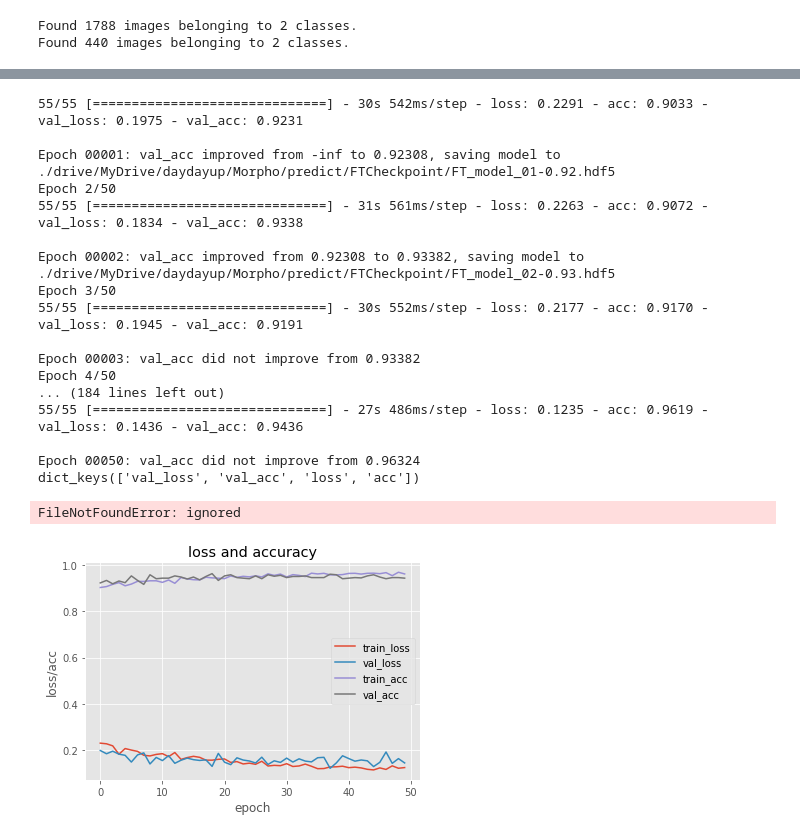
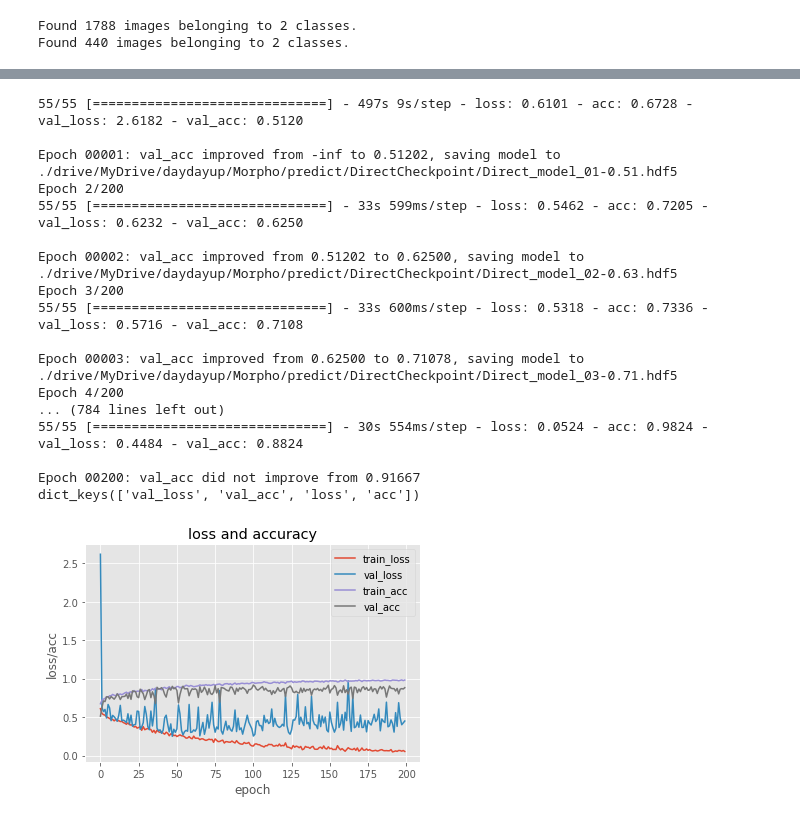
Before and after one commit to ChunjunHu/Morpho, a Jupyter notebook: sneaker1.ipynb, the cells around one changed output, grey strips where cells are left out. Saved outputs shown, nothing was run; the diff lists cells and outputs as text; code cells hidden in the pictures.

Commit message:
add selfNet_multiCNN

```diff
--- a/sneaker1.ipynb
+++ b/sneaker1.ipynb
@@ -786,8 +829,8 @@ width = 112 #400
 class_num = 2 # 4
 #norm_size = 32#参数
 batch_size = 32
-epochs = 50
-sgd = SGD(lr=1e-4,momentum=0.9) # 模型微调时使用 lr=1e-4, 模型直接训练时 lr=0.1
+epochs = 200
+sgd = SGD(lr=0.1,momentum=0.9) # 模型微调时使用 lr=1e-4, 模型直接训练时 lr=0.1
 rmsprop_ = 'rmsprop'
 FINE_LAYER = 'block5_conv1' # conv2d_73
 FREEZED_LAYER = 'MaxPooling2D' #flatten max_pooling2d_5
@@ -797,14 +840,14 @@ train_dir = './drive/MyDrive/daydayup/dataset/sneaker_nonsneaker/sneaker_nonsnea
 validation_dir = './drive/MyDrive/daydayup/dataset/sneaker_nonsneaker/sneaker_nonsneaker/testing' # ../data/dataset/val
 save_tl_dir = "./drive/MyDrive/daydayup/Morpho/predict/TLCheckpoint"
 save_ft_dir = "./drive/MyDrive/daydayup/Morpho/predict/FTCheckpoint"
-save_Direct_dir = "../predict/DirectCheckpoint"
+save_Direct_dir = "./drive/MyDrive/daydayup/Morpho/predict/DirectCheckpoint"
 tl_best_model_path = os.path.join(save_tl_dir, 'TL_model_32-0.95.hdf5')
 
 totalTrain = len(list(paths.list_images(train_dir)))
 totalVal = len(list(paths.list_images(validation_dir)))
 print(totalTrain)
 
-NetworkName = "VGG16"
+NetworkName = "selfNetwork"
 
 JudgeFreezing = True
 JudgeSaveRecord = False
@@ -922,4 +1119,0 @@ class changeVGG16:
-# %%
-    model = changeVGG16.neural(channel=channel, height=height,
-                        width=width, classes=class_num)#网络
-    model.summary()
@@ -963,7 +1139,7 @@ if NetworkName == "VGG16":
         model = load_model(tl_best_model_path)
         setupFineTune(model, sgd, FINE_LAYER)
         #Using tensorboard version
-        tbCallback = TensorBoard(log_dir="../result/tbResult", histogram_freq=0, write_grads=True)
+        tbCallback = TensorBoard(log_dir="./drive/MyDrive/daydayup/Morpho/result/tbResult", histogram_freq=0, write_grads=True)
         checkpointerFT = ModelCheckpoint(os.path.join(save_ft_dir, 'FT_model_{epoch:02d}-{val_acc:.2f}.hdf5'),
                                 verbose=1, monitor='val_acc', save_best_only=True, save_weights_only=False, period=1)
         _history = model.fit_generator(
@@ -977,4 +1153,31 @@ if NetworkName == "VGG16":
         history_dict = _history.history
         print(history_dict.keys())
         plotResult(epochs, _history)
+elif NetworkName == "selfNetwork":
+    model = selfNetworkMutilBlock.neural(channel=channel, height=height,
+                width=width, classes=class_num)
+    model.summary()
+    model.compile(loss="categorical_crossentropy",
+            optimizer=sgd,metrics=["accuracy"])# 最终决定使用sgd进行直接训练 学习率为0.1 比使用rmsprop效果更好
+    #Using tensorboard version
+    tbCallback = TensorBoard(log_dir="./drive/MyDrive/daydayup/Morpho/result/tbResult", histogram_freq=0, write_grads=True)
+    checkpointerFT = ModelCheckpoint(os.path.join(save_Direct_dir, 'Direct_model_{epoch:02d}-{val_acc:.2f}.hdf5'),
+                            verbose=1, monitor='val_acc', save_best_only=True, save_weights_only=False, period=1)
+    _history = model.fit_generator(
+        train_generator,
+        steps_per_epoch=totalTrain // batch_size,  #368
+        epochs = epochs,
+        validation_data=validation_generator,
+        validation_steps=totalVal // 32,   #60
+        callbacks=[tbCallback, checkpointerFT])
+    #No tensorboard version
+    #_history = model.fit_generator(
+    #    train_generator,
+    #    steps_per_epoch=totalTrain // batch_size,  #368
+    #    epochs = epochs,
+    #    validation_data=validation_generator,
+    #    validation_steps=totalVal // 64)  #60
+    history_dict = _history.history
+    print(history_dict.keys())
+    plotResult(epochs, _history)
 # %% [output]
@@ -998,19 +1201,18 @@ Epoch 1/50
-55/55 [==============================] - 30s 542ms/step - loss: 0.2291 - acc: 0.9033 - val_loss: 0.1975 - val_acc: 0.9231
+55/55 [==============================] - 497s 9s/step - loss: 0.6101 - acc: 0.6728 - val_loss: 2.6182 - val_acc: 0.5120
 
-Epoch 00001: val_acc improved from -inf to 0.92308, saving model to ./drive/MyDrive/daydayup/Morpho/predict/FTCheckpoint/FT_model_01-0.92.hdf5
-Epoch 2/50
-55/55 [==============================] - 31s 561ms/step - loss: 0.2263 - acc: 0.9072 - val_loss: 0.1834 - val_acc: 0.9338
+Epoch 00001: val_acc improved from -inf to 0.51202, saving model to ./drive/MyDrive/daydayup/Morpho/predict/DirectCheckpoint/Direct_model_01-0.51.hdf5
+Epoch 2/200
+55/55 [==============================] - 33s 599ms/step - loss: 0.5462 - acc: 0.7205 - val_loss: 0.6232 - val_acc: 0.6250
 
-Epoch 00002: val_acc improved from 0.92308 to 0.93382, saving model to ./drive/MyDrive/daydayup/Morpho/predict/FTCheckpoint/FT_model_02-0.93.hdf5
-Epoch 3/50
-55/55 [==============================] - 30s 552ms/step - loss: 0.2177 - acc: 0.9170 - val_loss: 0.1945 - val_acc: 0.9191
+Epoch 00002: val_acc improved from 0.51202 to 0.62500, saving model to ./drive/MyDrive/daydayup/Morpho/predict/DirectCheckpoint/Direct_model_02-0.63.hdf5
+Epoch 3/200
+55/55 [==============================] - 33s 600ms/step - loss: 0.5318 - acc: 0.7336 - val_loss: 0.5716 - val_acc: 0.7108
 
-Epoch 00003: val_acc did not improve from 0.93382
-Epoch 4/50
-... (184 lines left out)
-55/55 [==============================] - 27s 486ms/step - loss: 0.1235 - acc: 0.9619 - val_loss: 0.1436 - val_acc: 0.9436
+Epoch 00003: val_acc improved from 0.62500 to 0.71078, saving model to ./drive/MyDrive/daydayup/Morpho/predict/DirectCheckpoint/Direct_model_03-0.71.hdf5
+Epoch 4/200
+... (784 lines left out)
+55/55 [==============================] - 30s 554ms/step - loss: 0.0524 - acc: 0.9824 - val_loss: 0.4484 - val_acc: 0.8824
 
-Epoch 00050: val_acc did not improve from 0.96324
+Epoch 00200: val_acc did not improve from 0.91667
 dict_keys(['val_loss', 'val_acc', 'loss', 'acc'])
-FileNotFoundError: ignored
-[figure, old version]
+[figure, new version]
```
Also changed, not shown: parts of 9 cells of this notebook, 1 other file.
